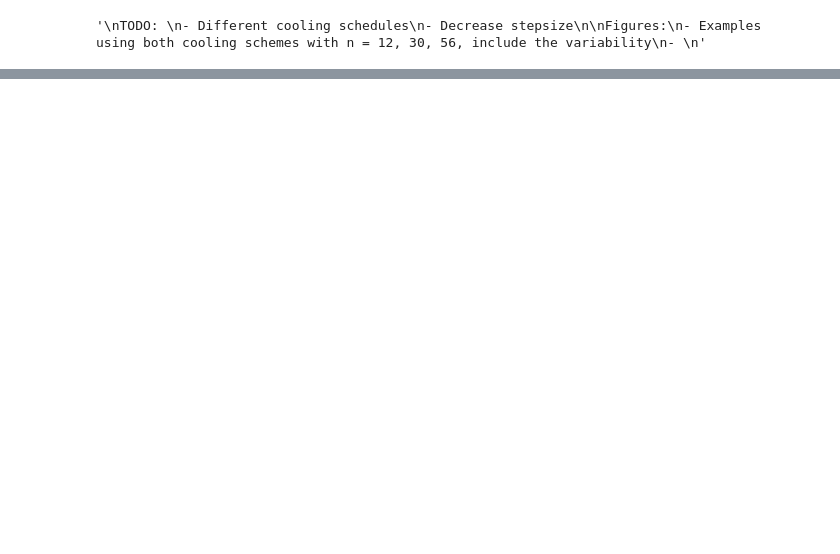
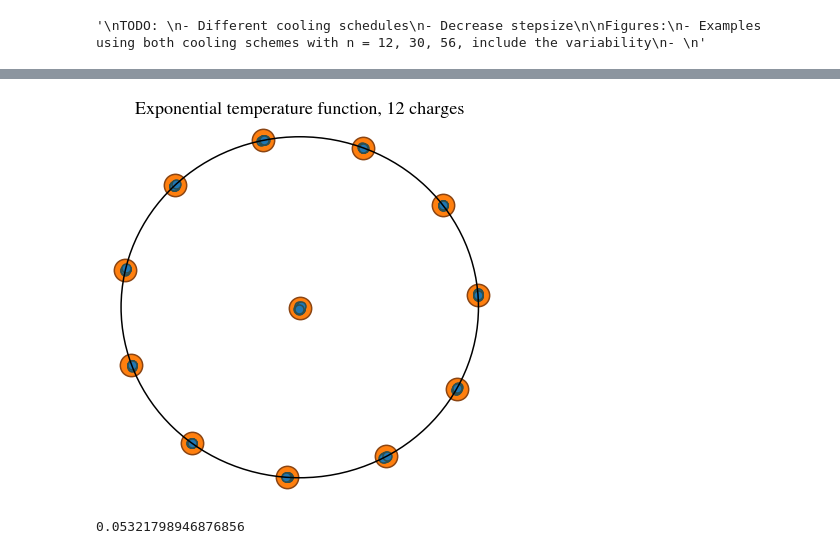
Before and after one commit to jasperw1999/SA-ChargeConfig, a Jupyter notebook: full_notbook.ipynb, the cells around one changed output, grey strips where cells are left out. Cells and saved outputs as stored; diff of their text form; code cells hidden in the pictures; blank space fills up the shorter version.

```diff
--- a/full_notbook.ipynb
+++ b/full_notbook.ipynb
@@ -40,7 +40,7 @@ class RunSimulation():
         stepsize_final,
         random_influence,
         force_influence,
-        cooling_function
+        temperature
     ):
         self.n_charges = n_charges
         self.circle_radius = circle_radius
@@ -49,7 +49,6 @@ class RunSimulation():
         self.stepsize_final = stepsize_final
         self.random_influence = random_influence
         self.force_influence = force_influence
-        self.cooling_function = cooling_function
 
          # initialize charges
         r = np.random.rand(n_charges) * 0.1
@@ -61,7 +60,7 @@ class RunSimulation():
         # initialize loop arrays
         self.pos_history = np.zeros((n_steps, n_charges, 2))
         self.stepsize = np.linspace(stepsize_init, stepsize_final, n_steps)
-        self.temperature = cooling_function(n_steps)
+        self.temperature = temperature
 
 
     def run(self):
@@ -72,7 +71,9 @@ class RunSimulation():
             # loop charge
             for i in range(self.n_charges):
                 energy_before = self.total_energy(self.pos)
-                possible_pos = self.random_move_with_drift(deepcopy(self.pos), i, j)
+                possible_pos = self.random_move_with_drift(
+                    deepcopy(self.pos), i, j
+                )
                 energy_after = self.total_energy(possible_pos)
                 if self.accept_move(energy_after, energy_before, j):
                     self.pos = possible_pos
@@ -135,7 +136,9 @@ class RunSimulation():
     def move_across_circle(self, pos, i, step):
         # if not, move across the circle edge
         step_size = np.linalg.norm(step)
-        dist_to_circle = circle_radius - np.sqrt(pos[i, :][0] ** 2 + pos[i, :][1] ** 2)
+        dist_to_circle = (
+            circle_radius - np.sqrt(pos[i, :][0] ** 2 + pos[i, :][1] ** 2)
+        )
         step_angle = np.arctan2(step[1], step[0])
         point_angle = np.arctan2(pos[i, 1], pos[i, 0])
         angle_dif = step_angle - point_angle
@@ -223,7 +250,7 @@ class CircleCharges():
         stepsize_final,
         random_influence,
         force_influence,
-        cooling_function
+        temperature
     ):
 
         self.n_charges = n_charges
@@ -235,15 +262,15 @@ class CircleCharges():
         self.stepsize_final = stepsize_final
         self.random_influence = random_influence
         self.force_influence = force_influence
-        self.cooling_function = cooling_function
+        self.temperature = temperature
 
         self.best_runs = np.zeros((self.n_runs, self.n_charges, 2))
 
 
-    def produce_figure(self, savepath=None):
+    def produce_figure(self, title=None, xlabel=None, ylabel=None, savepath=None):
         best_of_best_index = self.choose_best_run(self.best_runs)[1]
         pp = PostProcess(self.best_runs, best_of_best_index)
-        pp.make_figure(savepath)
+        pp.make_figure(title, xlabel, ylabel, savepath)
         pass
 
     def get_variability_score(self):
@@ -284,8 +311,19 @@ class CircleCharges():
             self.stepsize_final,
             self.random_influence,
             self.force_influence,
-            self.cooling_function
+            self.temperature
         )
         final_pos =  rs.run()
         return final_pos
+# %%
+def cooling_logistic(steps, B, vu, M):
+    i = np.linspace(10, 1, steps)
+    T = 1 / (1 + np.exp(- B * (i - M)) ** (1 / vu))
+    return T
+
+def cooling_exponential(steps, T_init, constant):
+    T = np.zeros(steps)
+    for i in range(steps):
+        T[i] = T_init*pow(constant,i)
+    return T
 # %%
@@ -348,0 +371,9 @@ print(score)
+# %%
+# produce image
+cc.produce_figure()
+
+# give score
+cc.get_variability_score()
+# %% [output]
+[figure, added]
+0.05321798946876856
```
Also changed, not shown: parts of 5 cells of this notebook, 8 other files.
